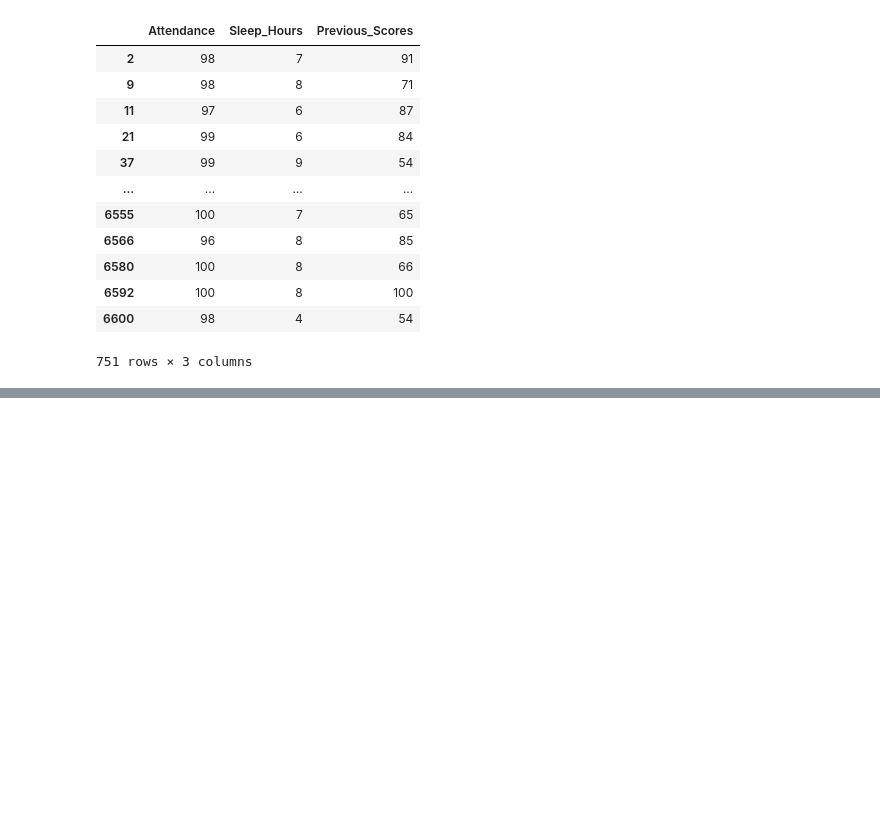
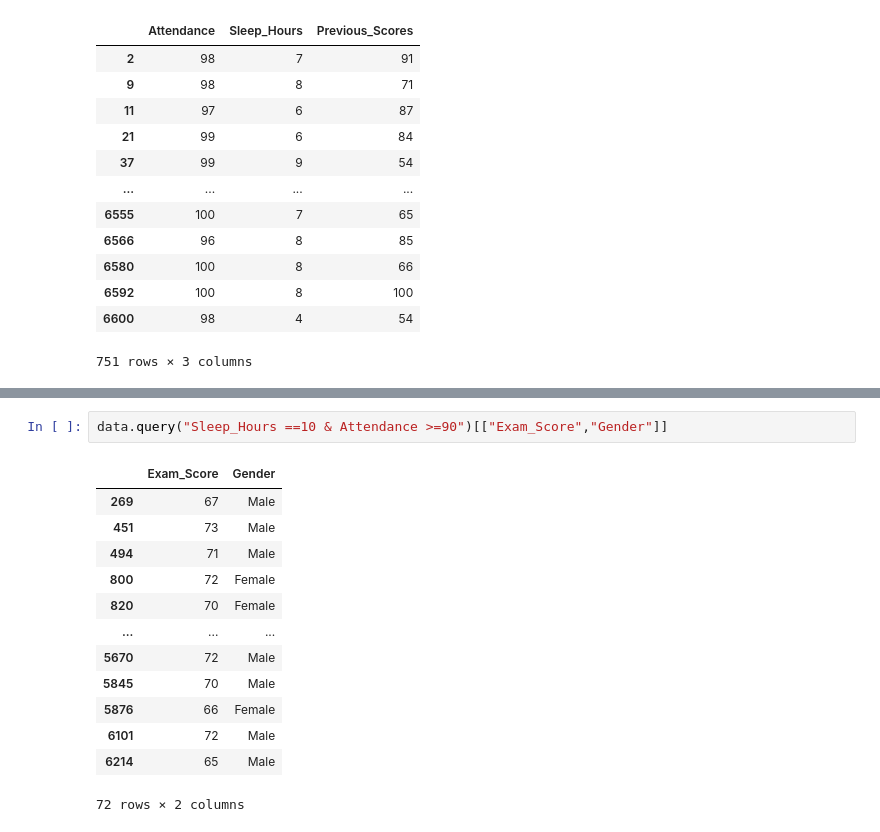
Before and after one commit to dwivediprashant/python_learning_AIML, a Jupyter notebook: Pandas/kaggle.ipynb, the cells around one changed output, grey strips where cells are left out. Saved outputs shown, nothing was run; the diff lists cells and outputs as text; blank space fills up the shorter version.

```diff
--- a/Pandas/kaggle.ipynb
+++ b/Pandas/kaggle.ipynb
@@ -265,0 +283,16 @@ data[data["Attendance"]>95 ][["Attendance","Sleep_Hours","Previous_Scores"]]
+# %%
+data.query("Sleep_Hours ==10 & Attendance >=90")[["Exam_Score","Gender"]]
+# %% [output]
+|  | Exam_Score | Gender |
+| 269 | 67 | Male |
+| 451 | 73 | Male |
+| 494 | 71 | Male |
+| 800 | 72 | Female |
+| 820 | 70 | Female |
+| ... | ... | ... |
+| 5670 | 72 | Male |
+| 5845 | 70 | Male |
+| 5876 | 66 | Female |
+| 6101 | 72 | Male |
+| 6214 | 65 | Male |
+72 rows × 2 columns
```
Also changed, not shown: parts of 41 cells of this notebook.
